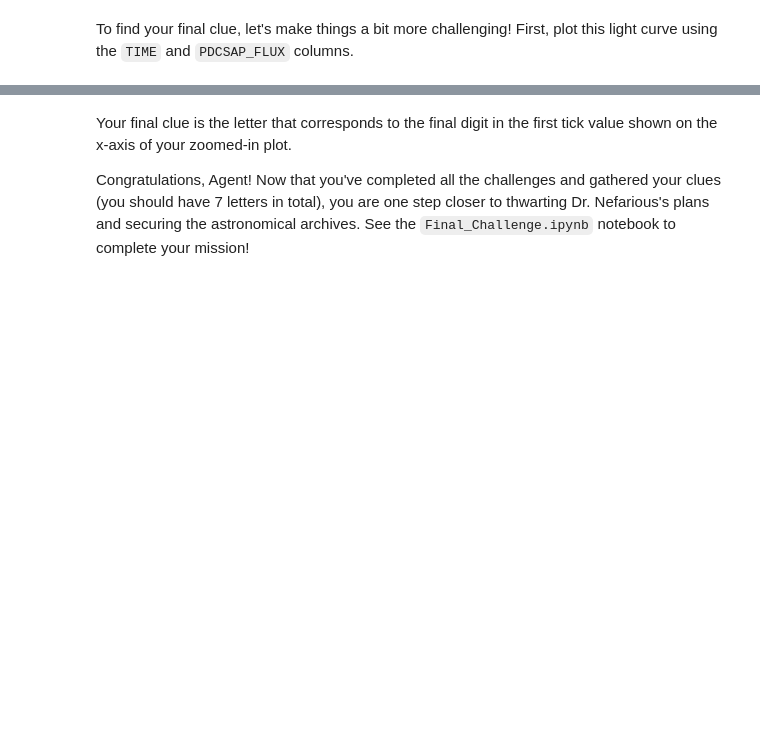
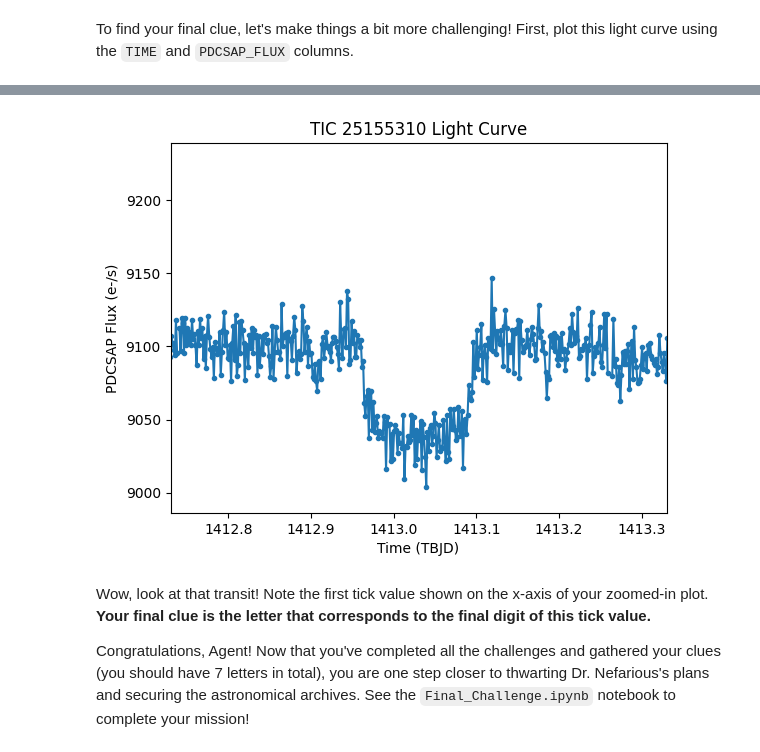
Before and after one commit to spacetelescope/2025-villanova-workshop, a Jupyter notebook: Working_with_FITS.ipynb, the cells around one changed output, grey strips where cells are left out. Cells and saved outputs as stored; diff of their text form; code cells hidden in the pictures; blank space fills up the shorter version.

```diff
--- a/Working_with_FITS.ipynb
+++ b/Working_with_FITS.ipynb
@@ -205,10 +329,18 @@ HINT: You can use `plt.xlim()` to set the x-axis limits of your plot.
 # %%
 # Epoch of a transit in TBJD
 t0 = 1413.03
 
 # Plot the transit!
+plt.plot(___, ___, '.-')
+plt.xlim(___, ___)
+plt.xlabel('Time (TBJD)')
+plt.ylabel('PDCSAP Flux (e-/s)')
+plt.title('TIC 25155310 Light Curve')
+plt.show()
+# %% [output]
+[figure, added]
 # %% [markdown]
-Your final clue is the letter that corresponds to the final digit in the first tick value shown on the x-axis of your zoomed-in plot.
+Wow, look at that transit! Note the first tick value shown on the x-axis of your zoomed-in plot. **Your final clue is the letter that corresponds to the final digit of this tick value.**
 
 Congratulations, Agent! Now that you've completed all the challenges and gathered your clues (you should have 7 letters in total), you are one step closer to thwarting Dr. Nefarious's plans and securing the astronomical archives. See the `Final_Challenge.ipynb` notebook to complete your mission!
 # %% [markdown]
```
Also changed, not shown: parts of 16 cells of this notebook, 2 other files.
